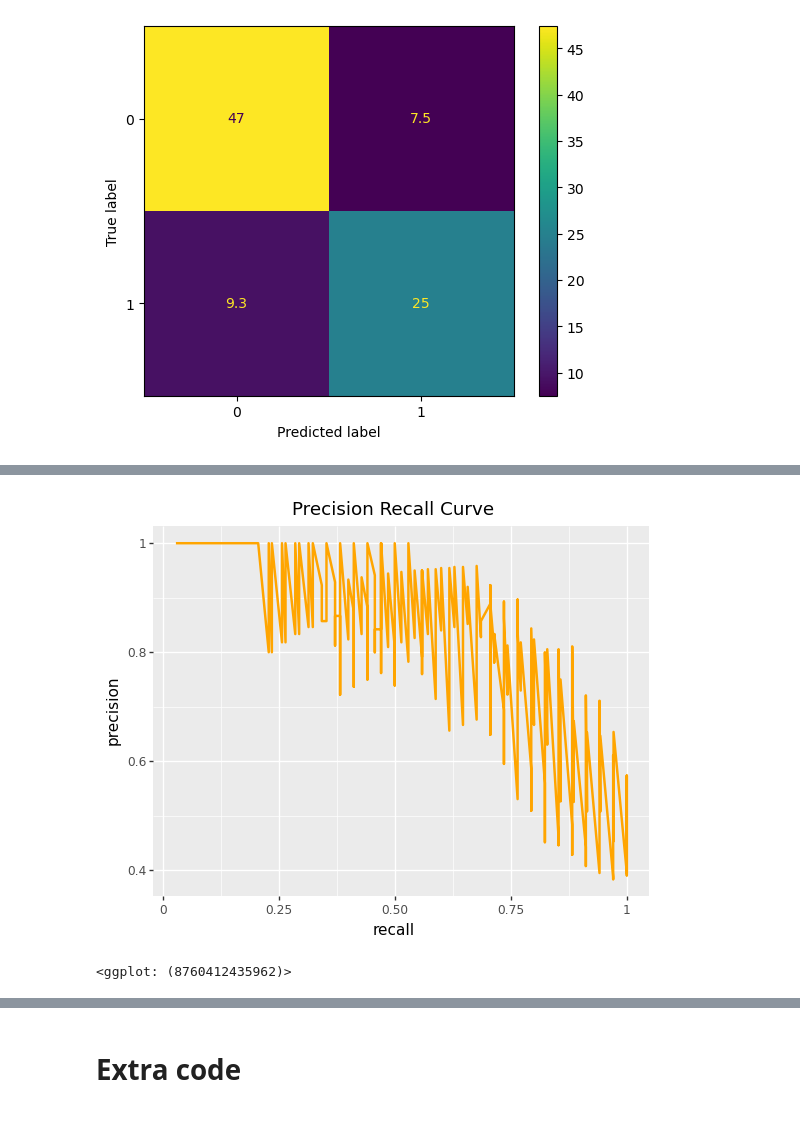
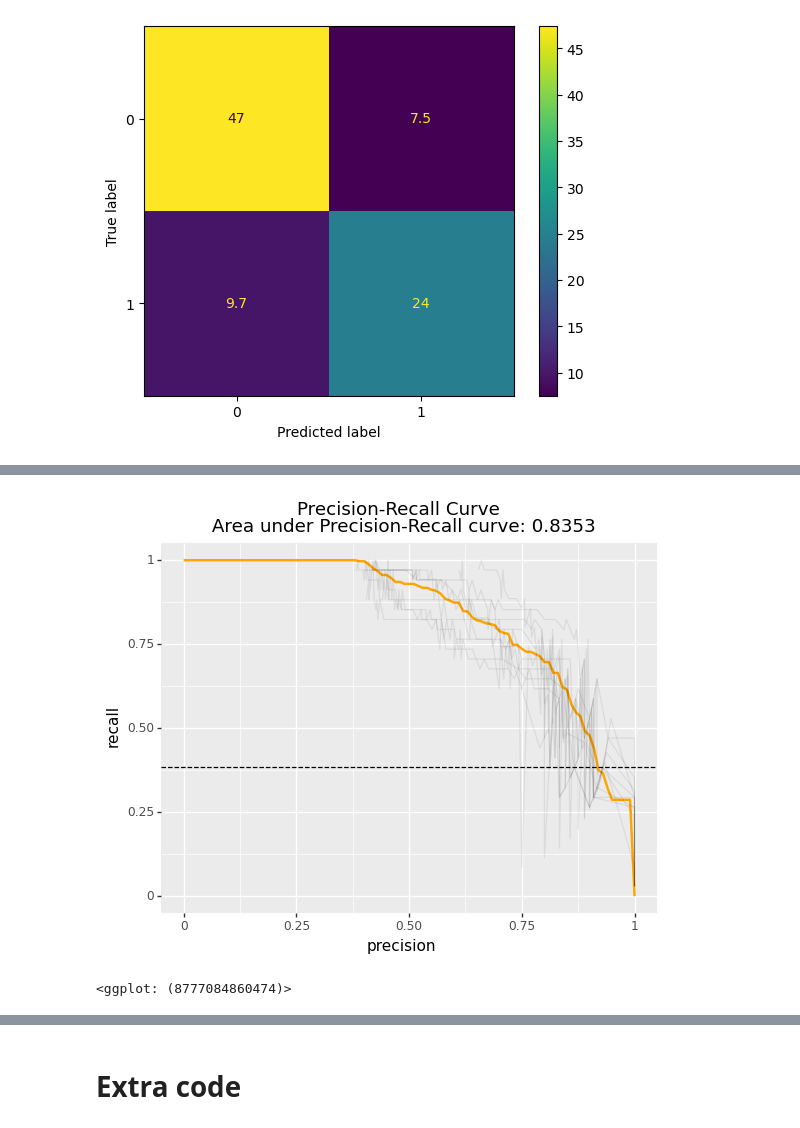
Before and after one commit to sid-basu/ml-exploration, a Jupyter notebook: kaggle-titanic/refinement_1.ipynb, the cells around one changed output, grey strips where cells are left out. Drawn from its saved outputs; the diff is of its cells as text; code cells hidden in the pictures.

Commit message:
k-fold auprc and auroc plot success!

```diff
--- a/kaggle-titanic/refinement_1.ipynb
+++ b/kaggle-titanic/refinement_1.ipynb
@@ -520,7 +520,7 @@ ct_encode = ColumnTransformer([
 ])
 
 ct_disc = ColumnTransformer(
-    transformers = [('disc_age', KBinsDiscretizer(n_bins = 15, encode = 'ordinal'), [-1]),
+    transformers = [('disc_age', KBinsDiscretizer(n_bins = 10, encode = 'ordinal'), [-1]),
                     ('disc_fare', KBinsDiscretizer(n_bins = 15, encode = 'ordinal'), [-2])],
     remainder = 'passthrough'
 )
@@ -535,7 +535,7 @@ xgb_model = xgb.XGBClassifier(use_label_encoder = False, eval_metric = 'logloss'
 pipe = Pipeline([
     ('encode_cats', ct_encode),
     ('imputer', IterativeImputer()),
-    ('discretize', ct_scale),
+    ('discretize', ct_disc),
     ('clf', xgb_model),
 ])
 
@@ -663,22 +655,20 @@ df_pr_mean = (
 # %%
-# Precision recall curve
-#auprc = metrics.auc(df_pr_mean['recall'], df_pr_mean['precision'])
-auprc_noskill = np.mean(y_test)
-#auprc_text = f"Area under PR curve: {round(auprc, 3)}"
+auprc = metrics.auc(df_pr_mean['precision'], df_pr_mean['recall'])
+auprc_text = f"Area under Precision-Recall curve: {round(auprc, 4)}"
+recall_noskill = np.mean(np.concatenate(y_list))
 
 pr_plot = (
-    ggplot(df_pr_mean)
-    + aes(x = 'recall', y = 'precision')
-    + geom_line(size = 1, color = 'orange')
-#    + geom_hline(aes(yintercept = auprc_noskill), linetype = 'dashed')
-    + ggtitle("Precision Recall Curve")
-#    + geom_label(label = auprc_text, x = np.min(df_pr_mean['recall']), y = np.min(df_pr_mean['precision']), ha = 'left', va = 'bottom', size = 10)
+    ggplot()
+    + geom_line(aes(x = 'precision', y = 'recall'), data = df_pr_mean, size = 1, color = 'orange')
+    + geom_line(aes(x = 'precision', y = 'recall', group = 'fold'), data = df_pr_curve, alpha = .07)
+    + geom_hline(aes(yintercept = recall_noskill), linetype = 'dashed')
+     + ggtitle(f"Precision-Recall Curve \n {auprc_text}")
 )
 
 pr_plot
 # %% [output]
-[figure, old version]
+[figure, new version]
-<ggplot: (8760412435962)>
+<ggplot: (8777084860474)>
 # %%
 #initialize variables to store result
 df_roc_curve = pd.DataFrame()
```
Also changed, not shown: parts of 11 cells of this notebook, 1 other file.
